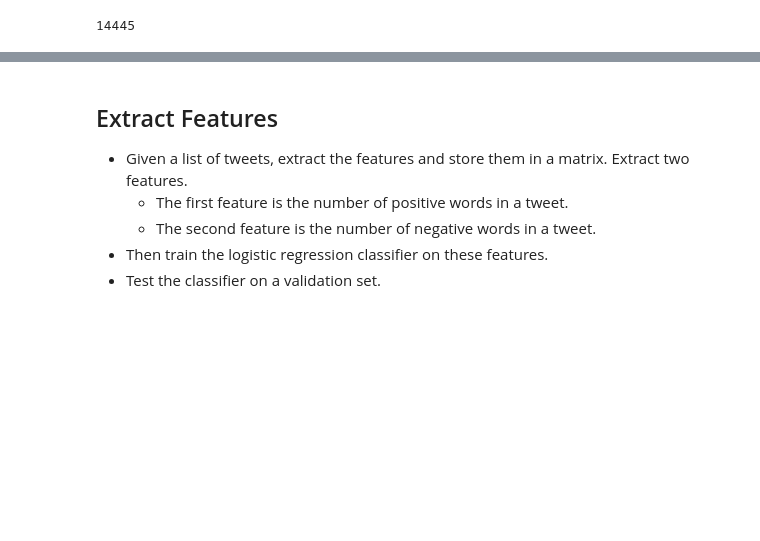
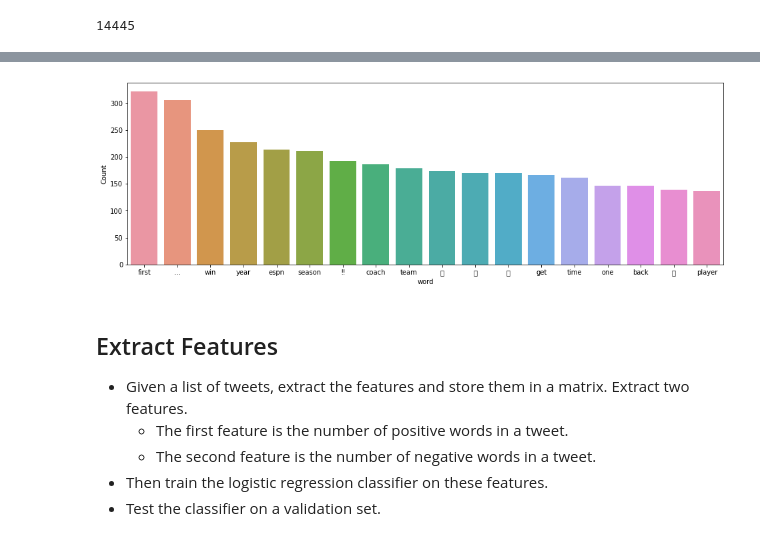
Before and after one commit to melihkacaman/Characterizing-Profile-on-Twitter-Data, a Jupyter notebook: 04 Train Sport Classifier .ipynb, the cells around one changed output, grey strips where cells are left out. Drawn from its saved outputs; the diff is of its cells as text; code cells hidden in the pictures; blank space fills up the shorter version.

Commit message:
frequently used word visualization

```diff
--- a/04 Train Sport Classifier .ipynb
+++ b/04 Train Sport Classifier .ipynb
@@ -100,3 +107,12 @@ train_x_arr = generate_tweets_list(train_x)
 len(freqs)
 # %% [output]
 14445
+# %%
+freqs_vis = np.ndarray((1,2))
+
+for (word, label), value in freqs.items():
+    if label == 1.0:
+        freqs_vis = np.append(freqs_vis, [[word, value]], axis=0)
+
+
+freqs_vis
@@ -102,0 +127,5 @@ len(freqs)
+# %%
+freqs_vis = np.delete(freqs_vis, 0, axis=0)
+# %%
+freqs_vis = pd.DataFrame(data=freqs_vis, columns=['word', 'frequency'])
+freqs_vis.head()
@@ -102,0 +139,4 @@ len(freqs)
+# %%
+freqs_vis['frequency'] = freqs_vis['frequency'].astype('int')
+freqs_vis = freqs_vis.nlargest(columns='frequency', n=20).iloc[2:,:]
+freqs_vis
@@ -103,3 +161,10 @@ len(freqs)
+# %%
+plt.figure(figsize=(16,5))
+ax = sns.barplot(data=freqs_vis, x='word', y='frequency')
+ax.set(ylabel = 'Count')
+plt.show()
+# %% [output]
+[figure, added]
 # %% [markdown]
 ## Extract Features
 * Given a list of tweets, extract the features and store them in a matrix. Extract two features.
```
Also changed, not shown: parts of 60 cells of this notebook.
